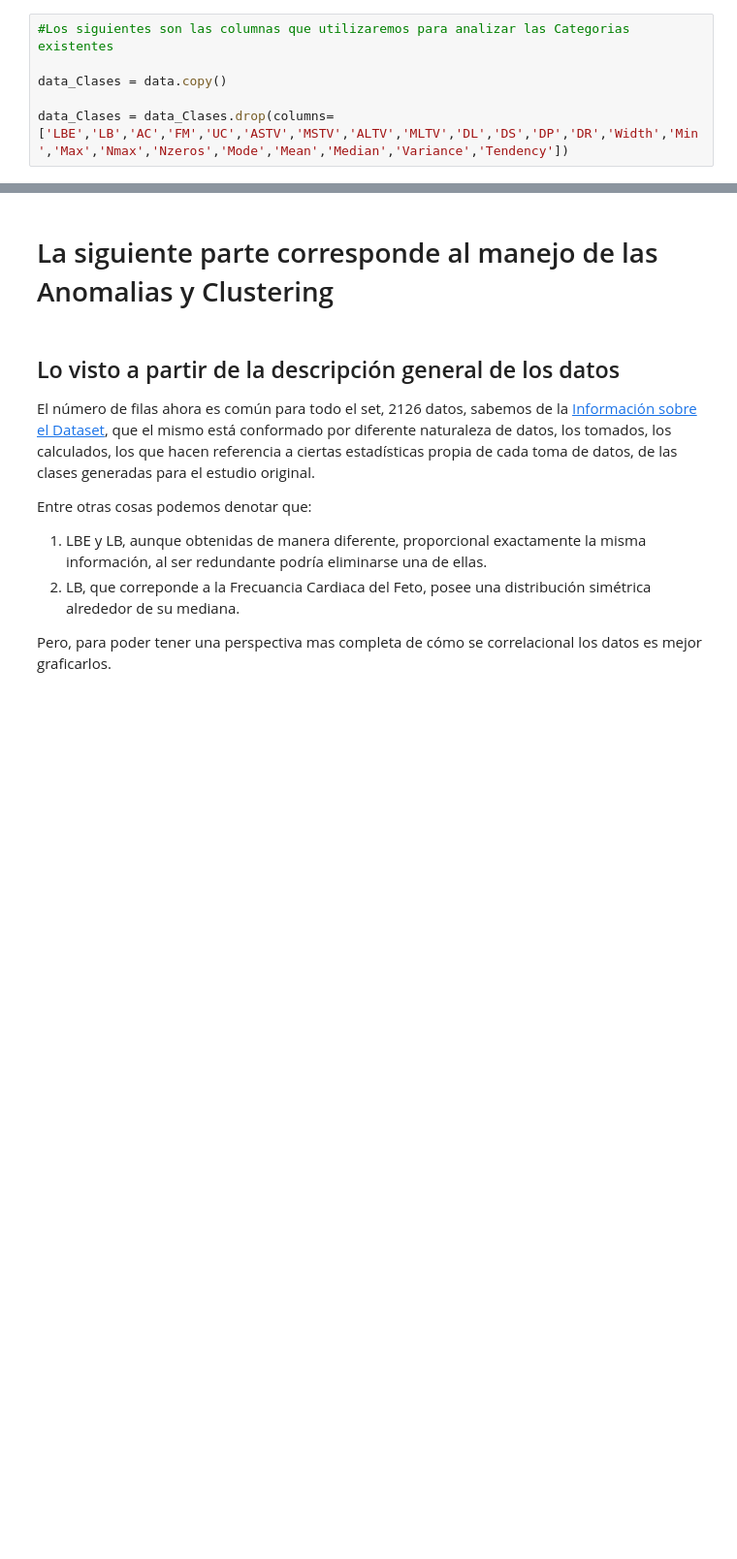
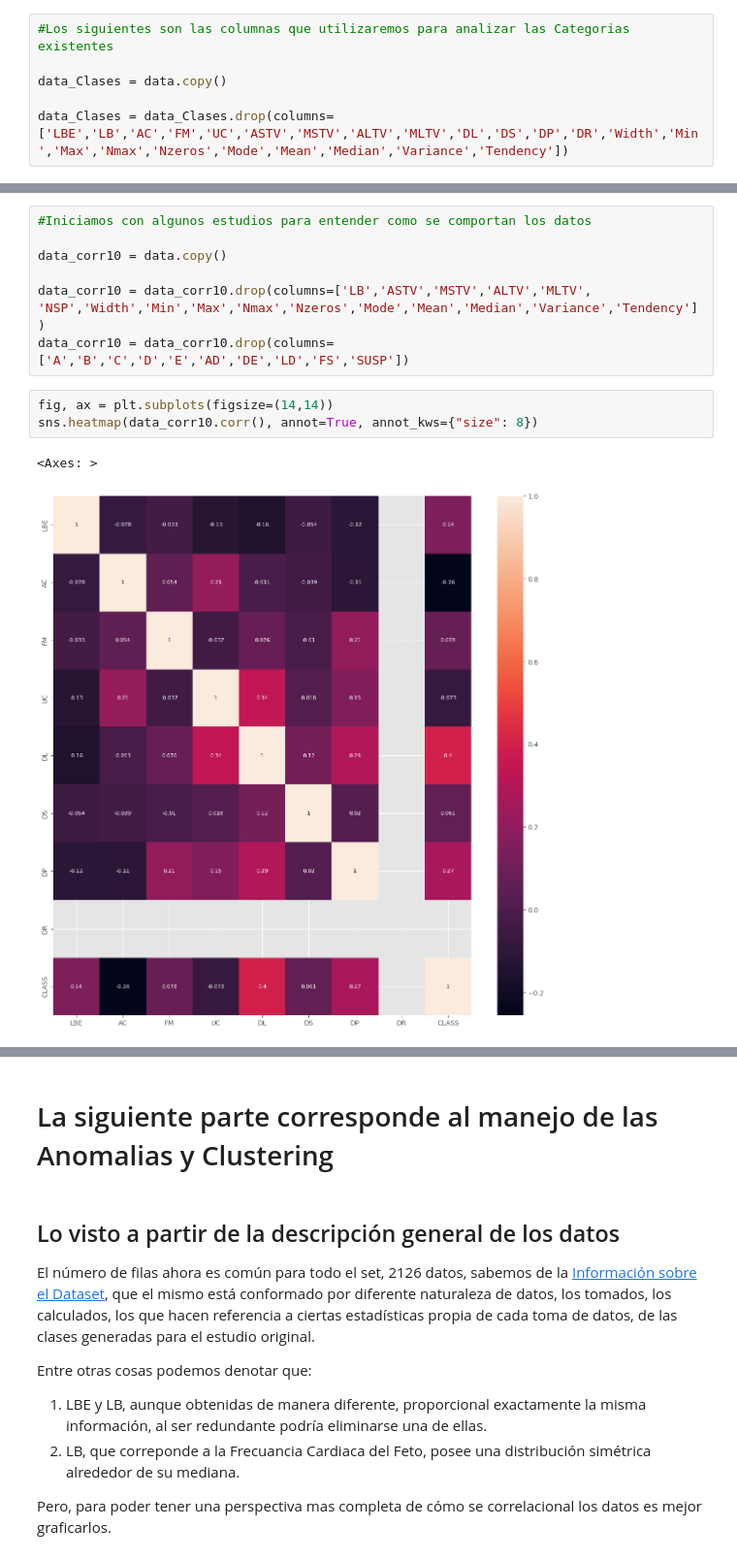
Before and after one commit to moqca/ia_masterrs, a Jupyter notebook: apre_aut/mexmiart03_act3/act3_draft.ipynb, the cells around one changed output, grey strips where cells are left out. Shown at 97% size. Saved outputs shown, nothing was run; the diff lists cells and outputs as text; blank space fills up the shorter version.

```diff
--- a/apre_aut/mexmiart03_act3/act3_draft.ipynb
+++ b/apre_aut/mexmiart03_act3/act3_draft.ipynb
@@ -337,0 +335,13 @@ plt.show()
+# %%
+#Iniciamos con algunos estudios para entender como se comportan los datos
+
+data_corr10 = data.copy()
+
+data_corr10 = data_corr10.drop(columns=['LB','ASTV','MSTV','ALTV','MLTV', 'NSP','Width','Min','Max','Nmax','Nzeros','Mode','Mean','Median','Variance','Tendency'])
+data_corr10 = data_corr10.drop(columns=['A','B','C','D','E','AD','DE','LD','FS','SUSP'])
+# %%
+fig, ax = plt.subplots(figsize=(14,14))
+sns.heatmap(data_corr10.corr(), annot=True, annot_kws={"size": 8})
+# %% [output]
+<Axes: >
+[figure, added]
```
Also changed, not shown: parts of 27 cells of this notebook.
